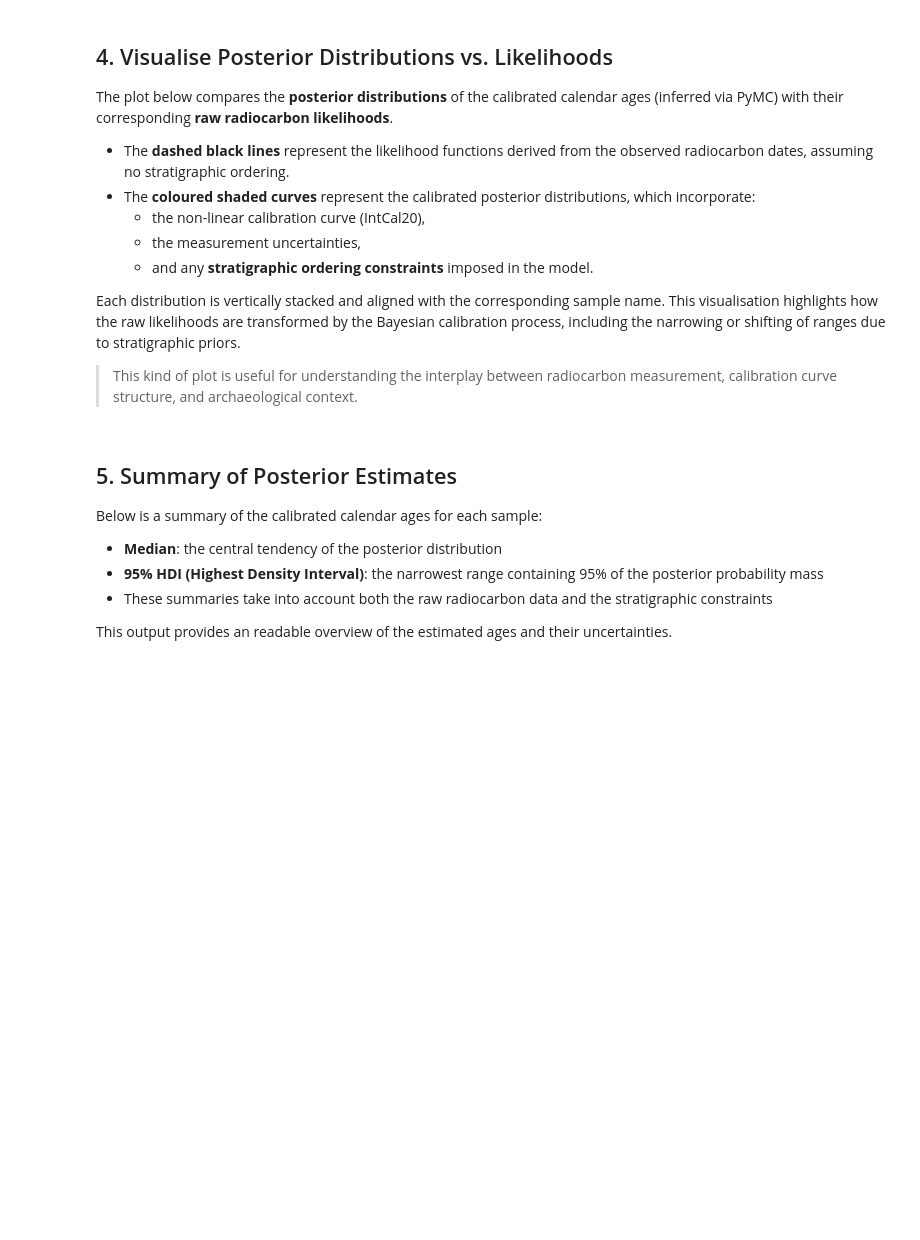
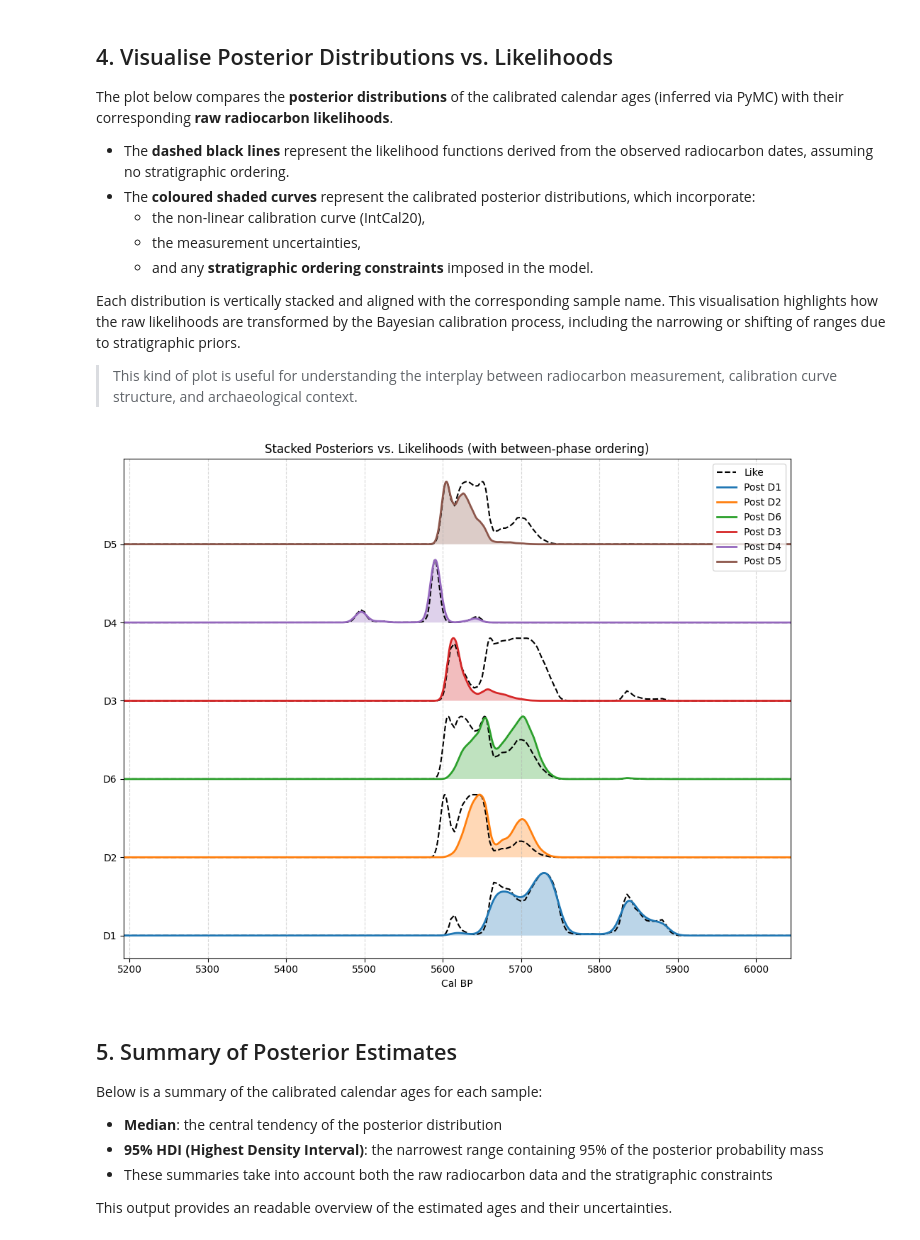
Before and after one commit to MartinHinz/carbonara_poc, a Jupyter notebook: notebooks/carbonara_minimal_example.ipynb, the cells around one changed output. Saved outputs shown, nothing was run; the diff lists cells and outputs as text; code cells hidden in the pictures; blank space fills up the shorter version.

```diff
--- a/notebooks/carbonara_minimal_example.ipynb
+++ b/notebooks/carbonara_minimal_example.ipynb
@@ -209,34 +215,36 @@ for d in dates:
     mu_p  = np.interp(xs, cal_bp, age)
     totσ  = np.sqrt(d.sigma**2 +
                     np.interp(xs, cal_bp, age_sig)**2)
     lk    = np.exp(-0.5*((mu_p-d.mean)/totσ)**2)
-    lk   /= np.trapz(lk, xs)
+    lk   /= np.trapezoid(lk, xs)
     lks.append(lk)
 
 plt.figure(figsize=(10,8))
 for i,(n,post,lk) in enumerate(zip(names,posts,lks)):
     base = i
     # likelihood
     plt.plot(xs, base + lk/lk.max()*0.8, 'k--',
              label="Like" if i==0 else None)
     # posterior
     try:
         dens = gaussian_kde(post)(xs)
         dens = dens/dens.max()*0.8
         plt.fill_between(xs, base, base+dens, alpha=0.3)
         plt.plot(xs, base+dens, lw=2, label=f"Post {n}")
     except:
         xm = np.median(post)
         plt.vlines(xm, base, base+0.8, lw=3, label=f"Post {n}")
 
 plt.yticks(range(len(names)), names)
 plt.xlim(xs[0], xs[-1])
 plt.xlabel("Cal BP")
 plt.title("Stacked Posteriors vs. Likelihoods (with between-phase ordering)")
 plt.legend(loc="upper right")
 plt.grid(axis='x', ls='--', alpha=0.5)
 plt.tight_layout()
 plt.show()
+# %% [output]
+[figure, added]
 # %% [markdown]
 ## 5. Summary of Posterior Estimates
 
```
Also changed, not shown: parts of 2 cells of this notebook.
